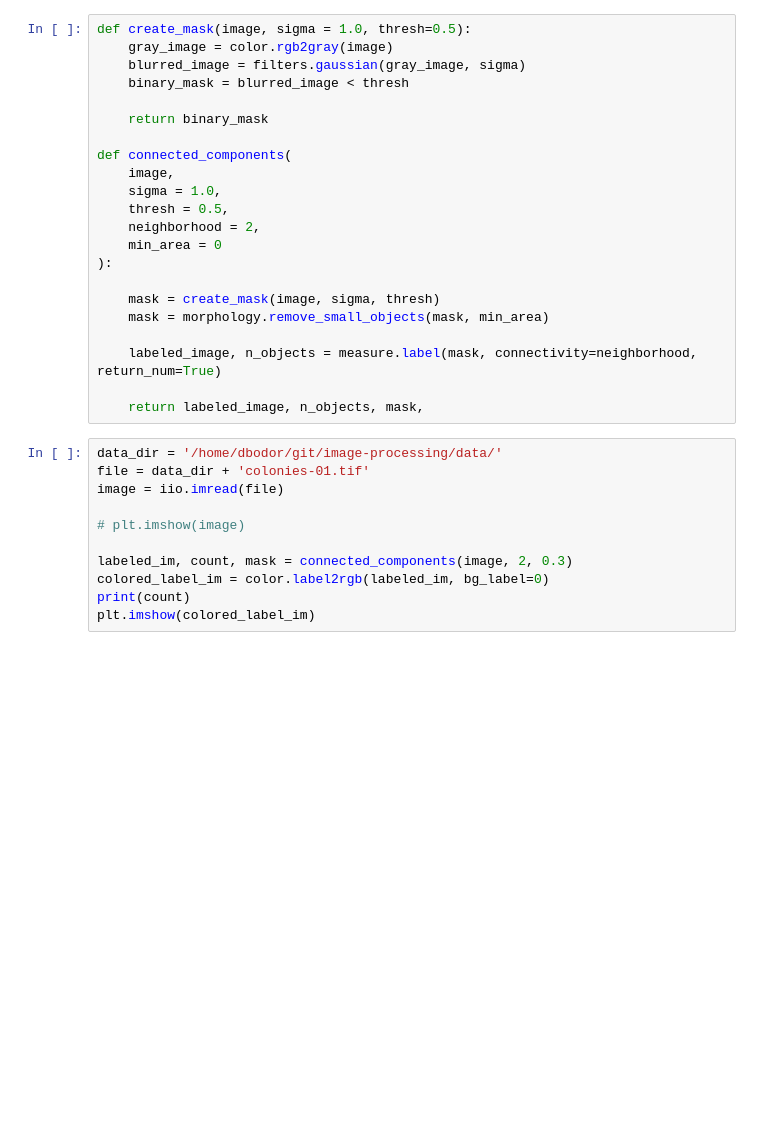
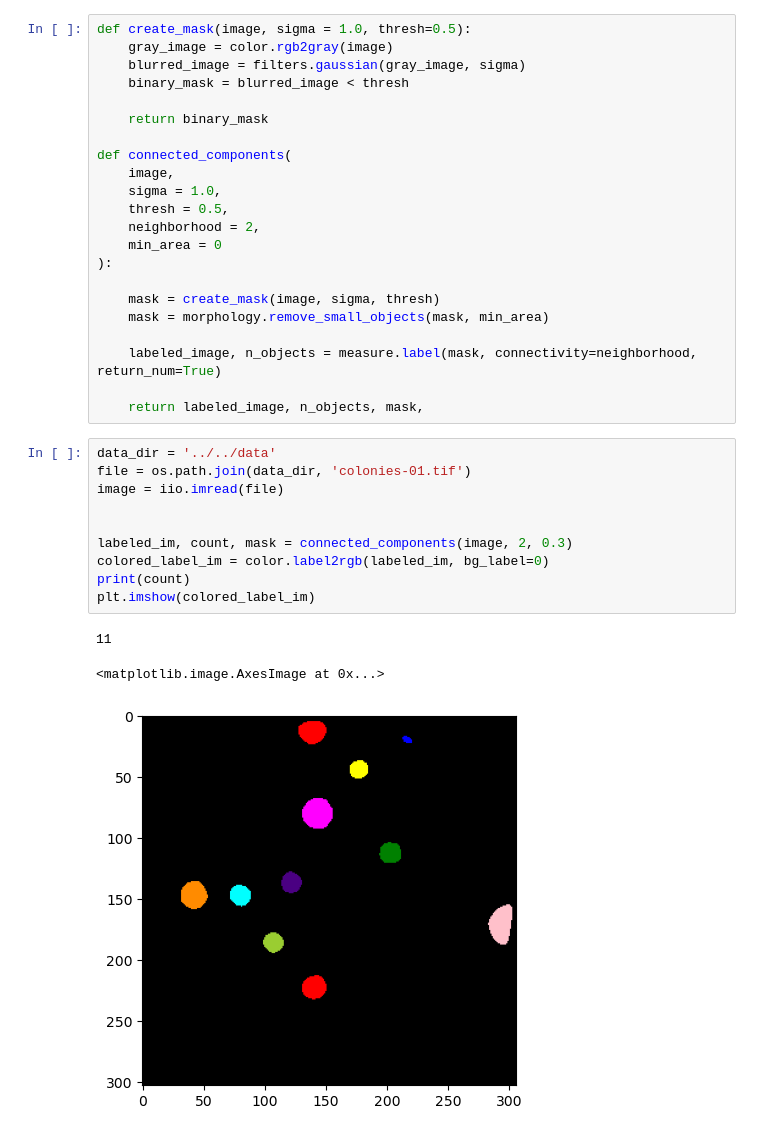
Before and after one commit to esciencecenter-digital-skills/image-processing, a Jupyter notebook: internal_episodes/9_Capstone_Challenge/challenge_solution.ipynb, the cells around one changed output. Drawn from its saved outputs; the diff is of its cells as text; blank space fills up the shorter version.

Commit message:
minor path cleanup

```diff
--- a/internal_episodes/9_Capstone_Challenge/challenge_solution.ipynb
+++ b/internal_episodes/9_Capstone_Challenge/challenge_solution.ipynb
@@ -28,16 +30,19 @@ def connected_components(
 
     return labeled_image, n_objects, mask,
 # %%
-data_dir = '/home/dbodor/git/image-processing/data/'
-file = data_dir + 'colonies-01.tif'
+data_dir = '../../data'
+file = os.path.join(data_dir, 'colonies-01.tif')
 image = iio.imread(file)
 
-# plt.imshow(image)
 
 labeled_im, count, mask = connected_components(image, 2, 0.3)
 colored_label_im = color.label2rgb(labeled_im, bg_label=0)
 print(count)
 plt.imshow(colored_label_im)
+# %% [output]
+11
+<matplotlib.image.AxesImage at 0x...>
+[figure, added]
 # %%
 gray_image = color.rgb2gray(image)
 summary_im = color.gray2rgb(gray_image)
```
Also changed, not shown: parts of 2 cells of this notebook.
